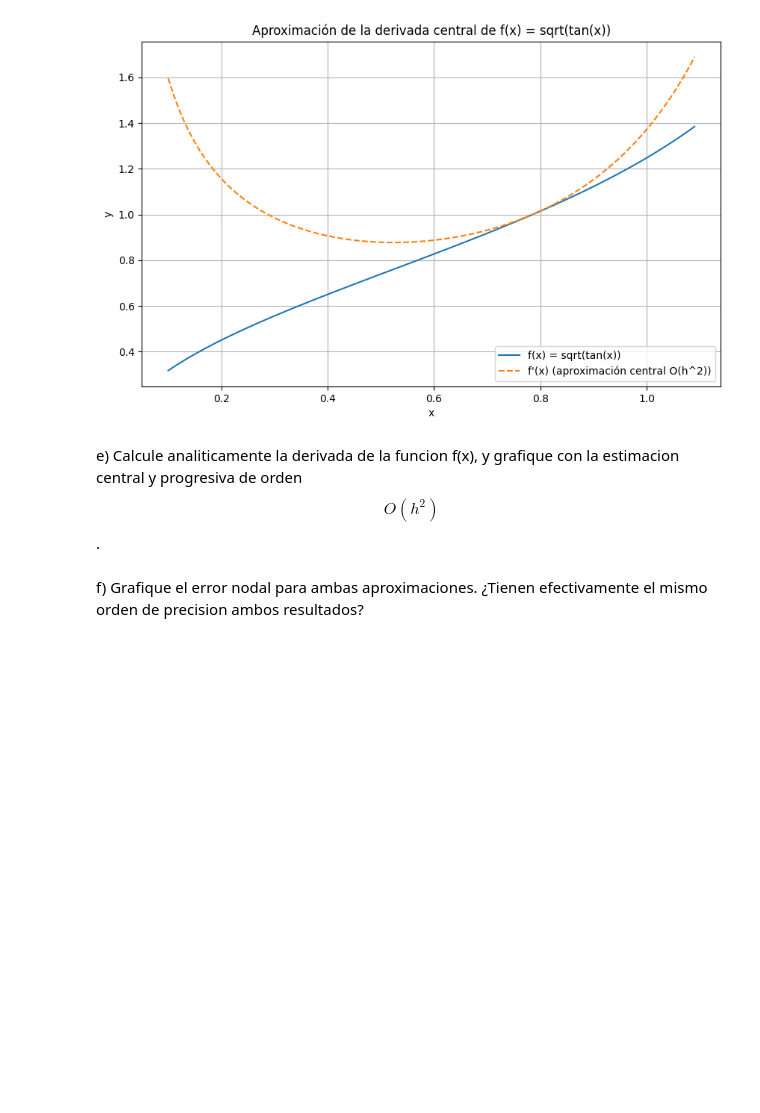
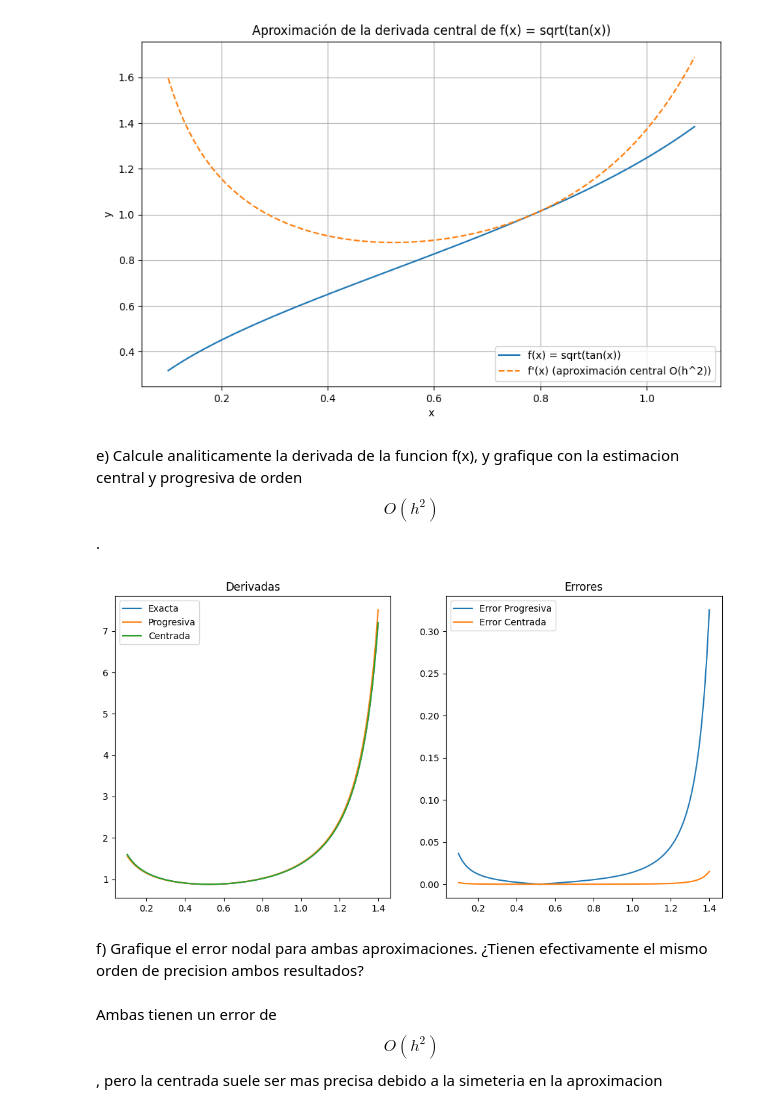
Before and after one commit to JuanCaG8a/Repositorio-Metodos-1, a Jupyter notebook: Tarea2.ipynb, the cells around one changed output. Drawn from its saved outputs; the diff is of its cells as text; code cells hidden in the pictures; blank space fills up the shorter version.

```diff
--- a/Tarea2.ipynb
+++ b/Tarea2.ipynb
@@ -68,6 +70,54 @@ plt.show()
 [figure]
 # %% [markdown]
 e) Calcule analiticamente la derivada de la funcion f(x), y grafique con la estimacion central y progresiva de orden $$O(h^2)$$.
+# %%
+def f(x):
+    return np.sqrt(np.tan(x))
+
+def f_prime(x):
+    return (1 / (2 * np.sqrt(np.tan(x)))) * (1 / np.cos(x)**2)
+
+# Aproximaciones numéricas
+def forward_diff(f, x, h):
+    return (f(x + h) - f(x)) / h
+
+def central_diff(f, x, h):
+    return (f(x + h) - f(x - h)) / (2 * h)
+
+# Valores de x y h
+x = np.linspace(0.1, 1.4, 100)
+h = 0.01
+
+# Derivadas
+f_prime_exact = f_prime(x)
+f_prime_forward = forward_diff(f, x, h)
+f_prime_central = central_diff(f, x, h)
+
+# Errores
+error_forward = np.abs(f_prime_exact - f_prime_forward)
+error_central = np.abs(f_prime_exact - f_prime_central)
+
+# Gráficas
+plt.figure(figsize=(12, 6))
+
+plt.subplot(1, 2, 1)
+plt.plot(x, f_prime_exact, label='Exacta')
+plt.plot(x, f_prime_forward, label='Progresiva')
+plt.plot(x, f_prime_central, label='Centrada')
+plt.legend()
+plt.title('Derivadas')
+
+plt.subplot(1, 2, 2)
+plt.plot(x, error_forward, label='Error Progresiva')
+plt.plot(x, error_central, label='Error Centrada')
+plt.legend()
+plt.title('Errores')
+
+plt.show()
+# %% [output]
+[figure, added]
 # %% [markdown]
 
 f) Grafique el error nodal para ambas aproximaciones. ¿Tienen efectivamente el mismo orden de precision ambos resultados?
+# %% [markdown]
+Ambas tienen un error de $$O(h^2)$$, pero la centrada suele ser mas precisa debido a la simeteria en la aproximacion
```
Also changed, not shown: parts of 1 cell of this notebook.
